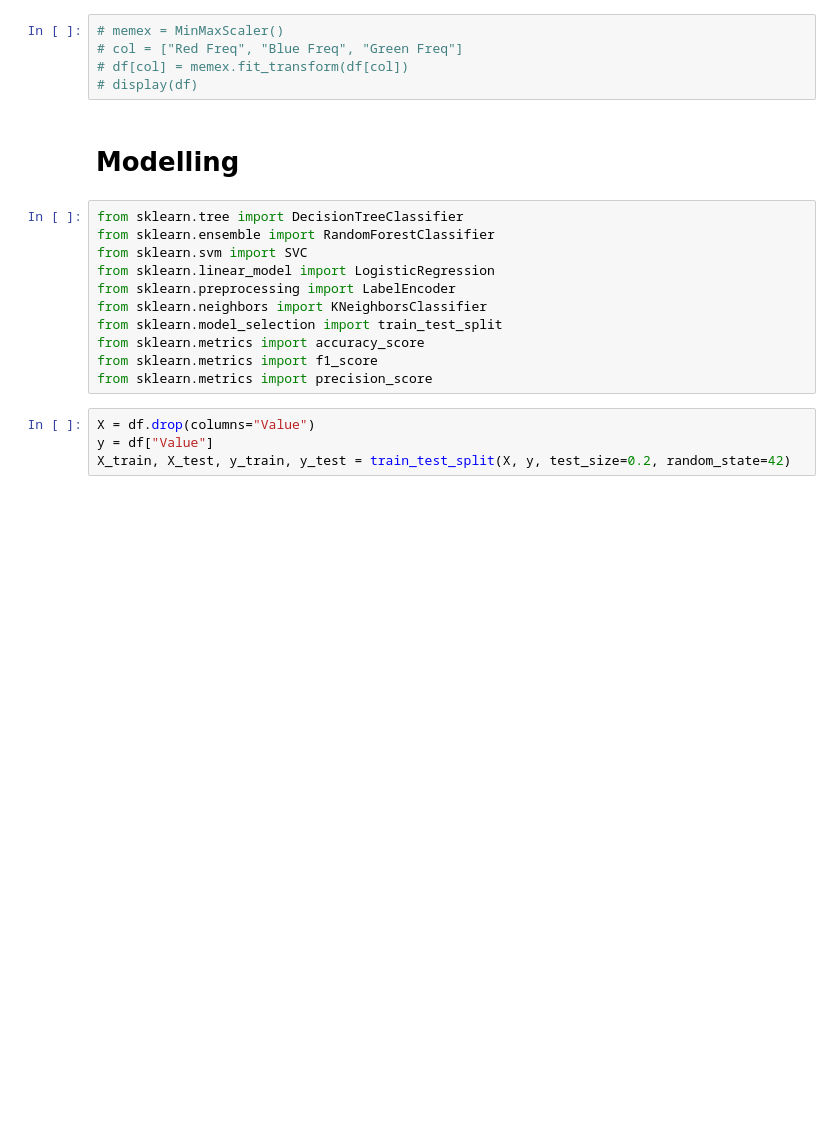
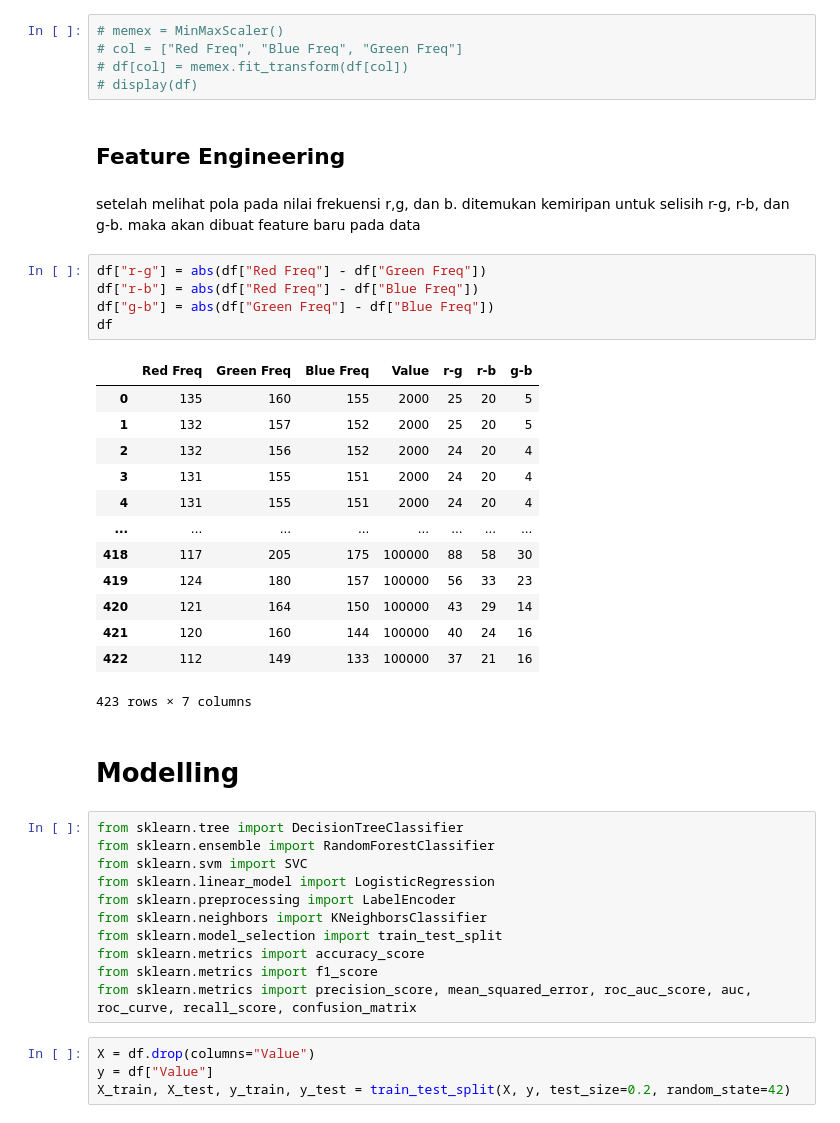
Before and after one commit to Infastq/INFastQ, a Jupyter notebook: ML/model.ipynb, the cells around one changed output. Drawn from its saved outputs; the diff is of its cells as text; blank space fills up the shorter version.

```diff
--- a/ML/model.ipynb
+++ b/ML/model.ipynb
@@ -94,6 +95,29 @@ from sklearn.preprocessing import MinMaxScaler
 # col = ["Red Freq", "Blue Freq", "Green Freq"]
 # df[col] = memex.fit_transform(df[col])
 # display(df)
+# %% [markdown]
+## Feature Engineering
+# %% [markdown]
+setelah melihat pola pada nilai frekuensi r,g, dan b. ditemukan kemiripan untuk selisih r-g, r-b, dan g-b. maka akan dibuat feature baru pada data
+# %%
+df["r-g"] = abs(df["Red Freq"] - df["Green Freq"])
+df["r-b"] = abs(df["Red Freq"] - df["Blue Freq"])
+df["g-b"] = abs(df["Green Freq"] - df["Blue Freq"])
+df
+# %% [output]
+|  | Red Freq | Green Freq | Blue Freq | Value | r-g | r-b | g-b |
+| 0 | 135 | 160 | 155 | 2000 | 25 | 20 | 5 |
+| 1 | 132 | 157 | 152 | 2000 | 25 | 20 | 5 |
+| 2 | 132 | 156 | 152 | 2000 | 24 | 20 | 4 |
+| 3 | 131 | 155 | 151 | 2000 | 24 | 20 | 4 |
+| 4 | 131 | 155 | 151 | 2000 | 24 | 20 | 4 |
+| ... | ... | ... | ... | ... | ... | ... | ... |
+| 418 | 117 | 205 | 175 | 100000 | 88 | 58 | 30 |
+| 419 | 124 | 180 | 157 | 100000 | 56 | 33 | 23 |
+| 420 | 121 | 164 | 150 | 100000 | 43 | 29 | 14 |
+| 421 | 120 | 160 | 144 | 100000 | 40 | 24 | 16 |
+| 422 | 112 | 149 | 133 | 100000 | 37 | 21 | 16 |
+423 rows × 7 columns
 # %% [markdown]
 # Modelling
 # %%
@@ -106,7 +130,7 @@ from sklearn.neighbors import KNeighborsClassifier
 from sklearn.model_selection import train_test_split
 from sklearn.metrics import accuracy_score
 from sklearn.metrics import f1_score
-from sklearn.metrics import precision_score
+from sklearn.metrics import precision_score, mean_squared_error, roc_auc_score, auc, roc_curve, recall_score, confusion_matrix
 # %%
 X = df.drop(columns="Value")
 y = df["Value"]
```
Also changed, not shown: parts of 9 cells of this notebook, 3 other files.
